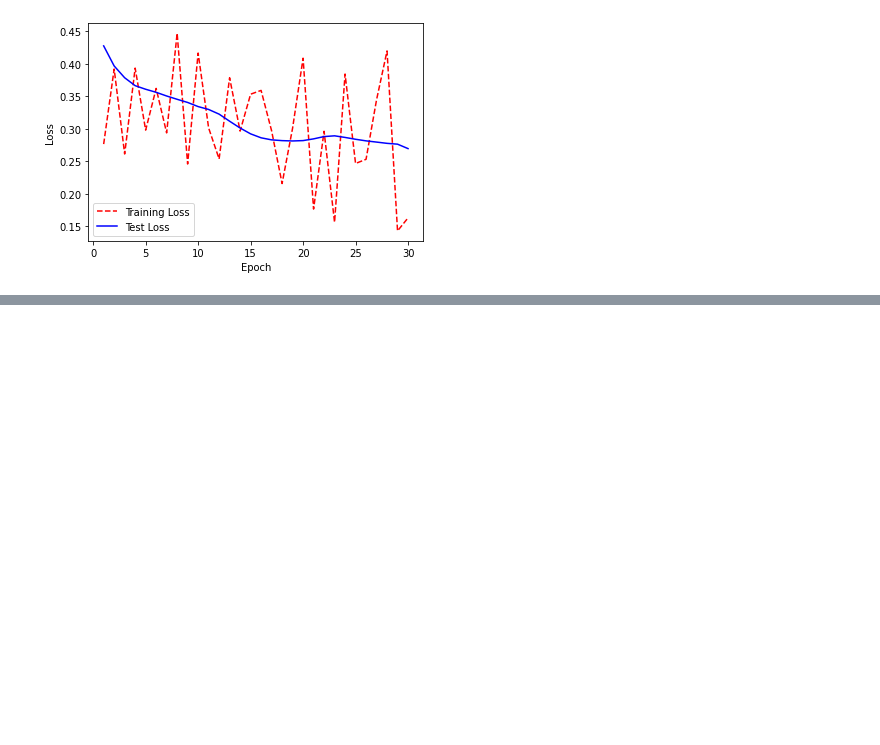
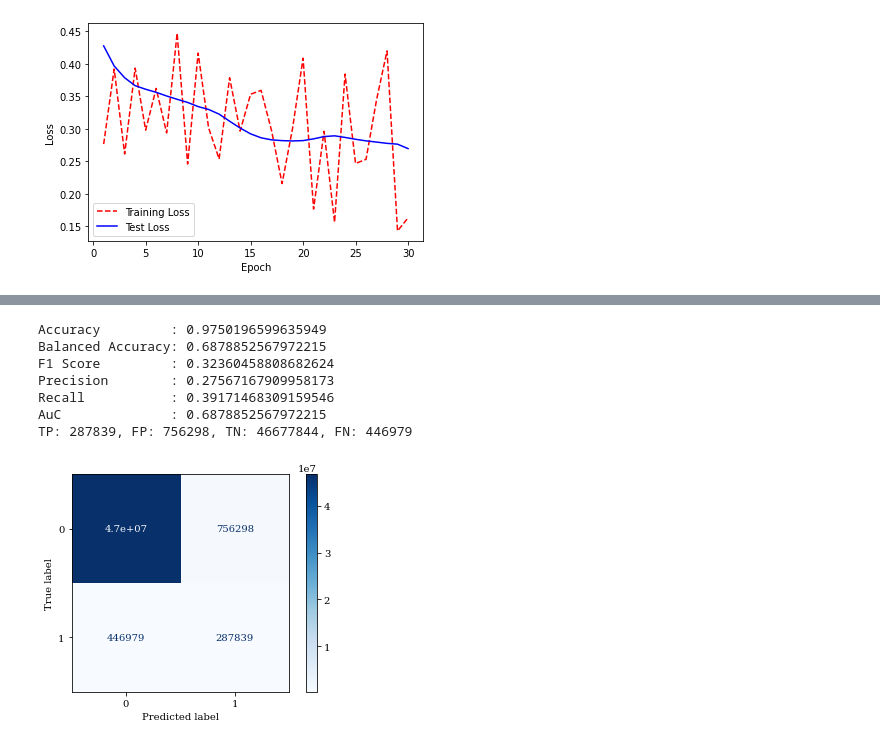
Before and after one commit to lgiesen/DL-Semantic-Segmentation-of-Tree-Stock-in-South-Africa-Using-Satellite-Images, a Jupyter notebook: 4_evaluation.ipynb, the cells around one changed output, grey strips where cells are left out. Saved outputs shown, nothing was run; the diff lists cells and outputs as text; code cells hidden in the pictures; blank space fills up the shorter version.

```diff
--- a/4_evaluation.ipynb
+++ b/4_evaluation.ipynb
@@ -78,7 +88,14 @@ model = load_model(model_path, custom_objects={'tversky': LOSS,
 %%time
 import numpy as np
 # predict the target on test data
-pred_test_p = model.predict(X_test) # confidence for class 0 = non-tree
+pred_test_p = model.predict(X_test) # confidence for class 0 (non-tree)
+flattened_pred_unscaled = np.reshape(pred_test_p, np.prod(pred_test_p.shape)) # flattened_pred
+flattened_pred = (data - np.min(data)) / (np.max(data) - np.min(data))
+flattened_pred = (flattened_pred <= 0.5)
 np.save(f"{config.path_pred}pred_test_p.npy", pred_test_p)
-print("Test prediction completed")
+np.save(f"{config.path_pred}pred_test.npy", pred_test)
+flattened_test = np.reshape(y_test, np.prod(y_test.shape))
+flattened_test = (flattened_test == 1.0) # turn 0 and 1 into True and False
+np.save(f"{config.path_pred}flattened_test.npy", flattened_test)
+np.save(f"{config.path_pred}flattened_pred.npy", flattened_pred)
 # %% [output]
@@ -86,7 +103,0 @@ NameError: name 'X_test' is not defined
-# %%
-pred_test = (pred_test_p <= 0.97) #* pred_test_p # uncomment to scale values
-
-flattened_test = np.reshape(y_test,    np.prod(y_test.shape))
-flattened_test = (flattened_test == 1.0)
-np.save(f"{config.path_pred}flattened_test.npy", flattened_test)
-flattened_pred = np.reshape(pred_test, np.prod(pred_test.shape))
@@ -120,3 +128,14 @@ def eval_model(y_true, y_pred):
     plt.rcParams.update({'font.family':'serif'})
     disp.plot(cmap=plt.cm.Blues)
     plt.show()
+# %%
+eval_model(flattened_test, flattened_pred)
+# %% [output]
+Accuracy         : 0.9750196599635949
+Balanced Accuracy: 0.6878852567972215
+F1 Score         : 0.32360458808682624
+Precision        : 0.27567167909958173
+Recall           : 0.39171468309159546
+AuC              : 0.6878852567972215
+TP: 287839, FP: 756298, TN: 46677844, FN: 446979
+[figure, added]
```
Also changed, not shown: parts of 7 cells of this notebook, 3 other files.
